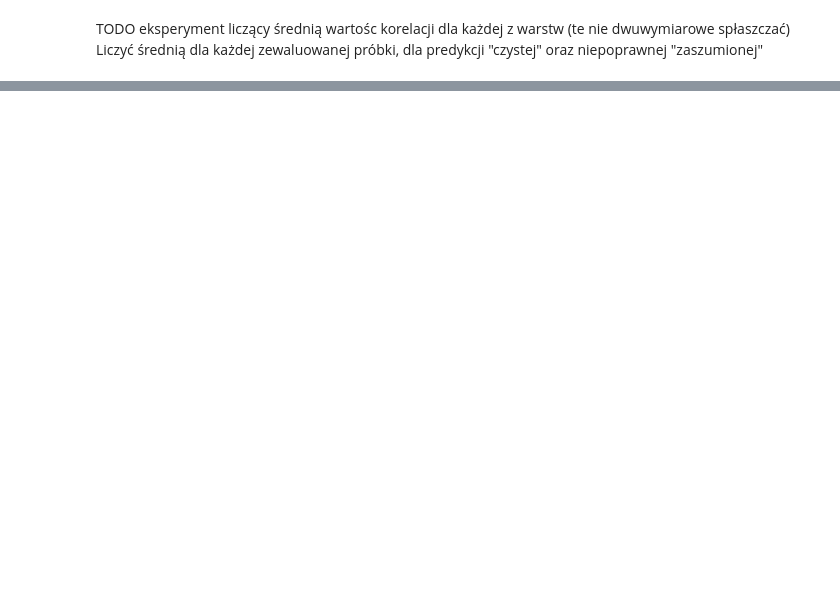
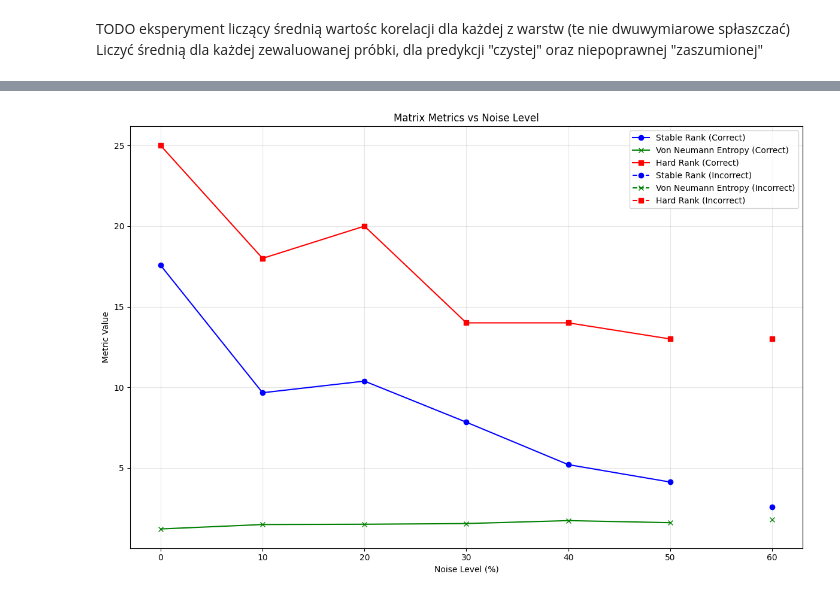
Before and after one commit to szmazurek/snn_adversarial_benchmark, a Jupyter notebook: notebooks/activity_measures.ipynb, the cells around one changed output, grey strips where cells are left out. Saved outputs shown, nothing was run; the diff lists cells and outputs as text; code cells hidden in the pictures; blank space fills up the shorter version.

Commit message:
WIP on new metrics

```diff
--- a/notebooks/activity_measures.ipynb
+++ b/notebooks/activity_measures.ipynb
@@ -9,10 +9,10 @@ from sklearn.metrics import mutual_info_score
 TODO eksperyment liczący średnią wartośc korelacji dla każdej z warstw (te nie dwuwymiarowe spłaszczać)
 Liczyć średnią dla każdej zewaluowanej próbki, dla predykcji "czystej" oraz niepoprawnej "zaszumionej"
 # %%
-ANALYZED_LAYER = 16
-LABEL = 6
-SAMPLE = 50
-SAMPLE_DIR = f"/home/szymon/code/PhD/snns_adversarial_benchmark/results/label_{LABEL}/sample_{SAMPLE}"
+ANALYZED_LAYER = 18
+LABEL = 1
+SAMPLE = 191
+SAMPLE_DIR = f"/home/szymon/code/PhD/snns_adversarial_benchmark/results_mnist_norm/label_{LABEL}/sample_{SAMPLE}"
 FILE_NAME_PATTERN = f"test_{SAMPLE}_label_{LABEL}_spike_layer_{ANALYZED_LAYER}.npy"
 # %%
 result_dict_raw = {}
@@ -81,3 +110,64 @@ for label, spike_matrix in result_dict_raw.items():
+# %%
+stable_ranks = {}
+von_neumann_entropies = {}
+hard_ranks = {}
+calculator = MatrixMetricsCalculator()
+autocorr = MatrixCorrelationMatrixCalculator()
+for label, spike_matrix in result_dict_raw.items():
+
+    spike_matrix = autocorr.calculate_auto_correlation(spike_matrix)
+    # spike_matrix = spike_matrix.T
+    stable_rank = calculator.calculate_stable_rank(spike_matrix)
+    von_neumann_entropy = calculator.calculate_matrix_von_neumann_entropy(spike_matrix)
+    hard_rank = calculator.calculate_hard_rank(spike_matrix)
+
+    if "incorrect" in label:
+        noise_level = int(label.split("_")[-1])
+        category = "incorrect"
+    elif "original" in label:
+        noise_level = 0
+        category = "correct"
+    elif "noise" in label:
+        noise_level = int(label.split("_")[-1])
+        category = "correct"
+    else:
+        continue
+
+    key = (category, noise_level)
+    stable_ranks[key] = stable_rank
+    von_neumann_entropies[key] = von_neumann_entropy
+    hard_ranks[key] = hard_rank
+
+correct_noise_levels = sorted([level for cat, level in stable_ranks.keys() if cat == "correct"])
+correct_stable_ranks = [stable_ranks[("correct", level)] for level in correct_noise_levels]
+correct_von_neumann = [von_neumann_entropies[("correct", level)] for level in correct_noise_levels]
+correct_hard_ranks = [hard_ranks[("correct", level)] for level in correct_noise_levels]
+
+incorrect_noise_levels = sorted([level for cat, level in stable_ranks.keys() if cat == "incorrect"])
+incorrect_stable_ranks = [stable_ranks[("incorrect", level)] for level in incorrect_noise_levels]
+incorrect_von_neumann = [von_neumann_entropies[("incorrect", level)] for level in incorrect_noise_levels]
+incorrect_hard_ranks = [hard_ranks[("incorrect", level)] for level in incorrect_noise_levels]
+
+plt.figure(figsize=(12, 8))
+
+plt.plot(correct_noise_levels, correct_stable_ranks, 'b-o', label='Stable Rank (Correct)')
+plt.plot(correct_noise_levels, correct_von_neumann, 'g-x', label='Von Neumann Entropy (Correct)')
+plt.plot(correct_noise_levels, correct_hard_ranks, 'r-s', label='Hard Rank (Correct)')
+
+if incorrect_noise_levels:
+    plt.plot(incorrect_noise_levels, incorrect_stable_ranks, 'b--o', label='Stable Rank (Incorrect)')
+    plt.plot(incorrect_noise_levels, incorrect_von_neumann, 'g--x', label='Von Neumann Entropy (Incorrect)')
+    plt.plot(incorrect_noise_levels, incorrect_hard_ranks, 'r--s', label='Hard Rank (Incorrect)')
+
+plt.title('Matrix Metrics vs Noise Level')
+plt.xlabel('Noise Level (%)')
+plt.ylabel('Metric Value')
+plt.legend()
+plt.grid(True, alpha=0.3)
+plt.tight_layout()
+plt.show()
+# %% [output]
+[figure, added]
 # %%
 svd_results_processed = {}
 noise_levels = []
```
Also changed, not shown: parts of 9 cells of this notebook, 3 other files.
